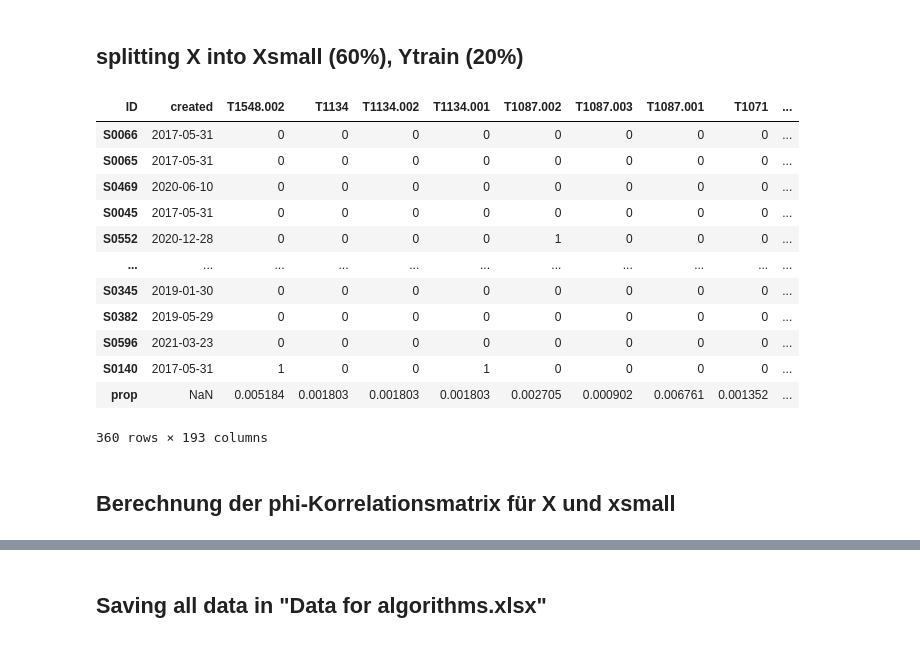
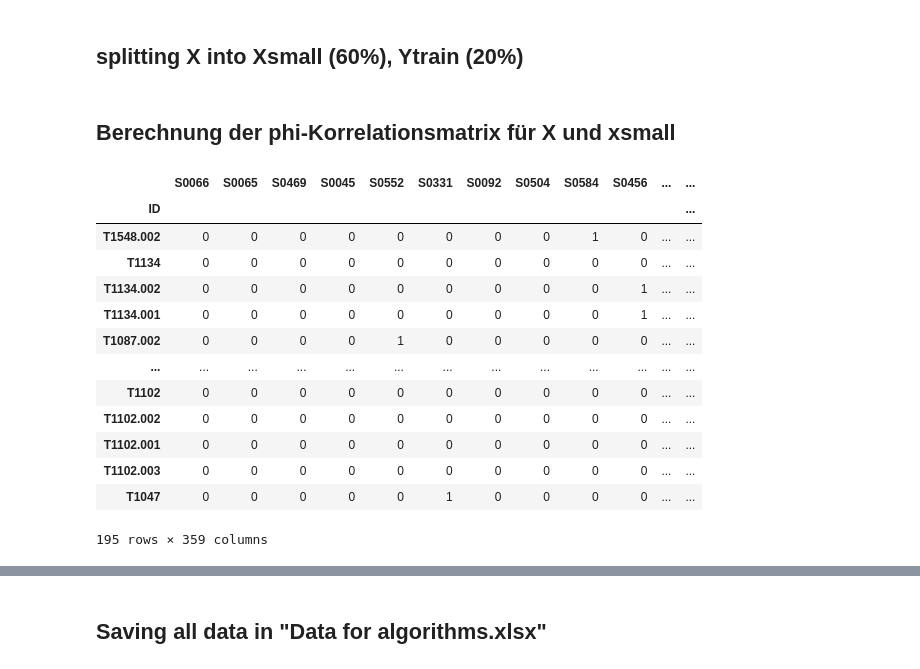
Before and after one commit to tobiasbudig/attack-hypotheses-generation, a Jupyter notebook: Preliminary Analysis complete.ipynb, the cells around one changed output, grey strips where cells are left out. Saved outputs shown, nothing was run; the diff lists cells and outputs as text; code cells hidden in the pictures.

```diff
--- a/Preliminary Analysis complete.ipynb
+++ b/Preliminary Analysis complete.ipynb
@@ -258,31 +255,34 @@ X_split = int(np.rint(X_split))
 
 
 x_small_index = X.columns[:X_split - 1]
-y_train_index = X.columns[Xsixty_split - 1:]
+y_train_index = X.columns[X_split - 1:]
 
 x_small = X[x_small_index]
 y_train = X[y_train_index]
-# %% [output]
-| ID | created | T1548.002 | T1134 | T1134.002 | T1134.001 | T1087.002 | T1087.003 | T1087.001 | T1071 | ... |
-| S0066 | 2017-05-31 | 0 | 0 | 0 | 0 | 0 | 0 | 0 | 0 | ... |
-| S0065 | 2017-05-31 | 0 | 0 | 0 | 0 | 0 | 0 | 0 | 0 | ... |
-| S0469 | 2020-06-10 | 0 | 0 | 0 | 0 | 0 | 0 | 0 | 0 | ... |
-| S0045 | 2017-05-31 | 0 | 0 | 0 | 0 | 0 | 0 | 0 | 0 | ... |
-| S0552 | 2020-12-28 | 0 | 0 | 0 | 0 | 1 | 0 | 0 | 0 | ... |
-| ... | ... | ... | ... | ... | ... | ... | ... | ... | ... | ... |
-| S0345 | 2019-01-30 | 0 | 0 | 0 | 0 | 0 | 0 | 0 | 0 | ... |
-| S0382 | 2019-05-29 | 0 | 0 | 0 | 0 | 0 | 0 | 0 | 0 | ... |
-| S0596 | 2021-03-23 | 0 | 0 | 0 | 0 | 0 | 0 | 0 | 0 | ... |
-| S0140 | 2017-05-31 | 1 | 0 | 0 | 1 | 0 | 0 | 0 | 0 | ... |
-| prop | NaN | 0.005184 | 0.001803 | 0.001803 | 0.001803 | 0.002705 | 0.000902 | 0.006761 | 0.001352 | ... |
-360 rows × 193 columns
 # %% [markdown]
 ## Berechnung der phi-Korrelationsmatrix für X und xsmall
 # %%
-software = list(x_small_clean.columns)
+software = list(X.transpose().drop('prop', axis = 1).columns)
 
-X_clean = X.drop(['created'], axis = 1).drop(['prop'], axis = 0).transpose()
-X_phi = X_clean.phik_matrix(interval_cols = software)
+X_clean = X.drop(['created'], axis = 1).drop(['prop', 'technique_sum'], axis = 0).transpose()
+#X_phi = X_clean.phik_matrix(interval_cols = software)
 
-x_small_clean = x_small.drop(['created'], axis = 1).drop(['prop'], axis = 0).transpose()
-x_small_phi = x_small_clean.phik_matrix(interval_cols = software)
+#x_small_clean = x_small.drop(['created'], axis = 1).drop(['prop'], axis = 0).transpose()
+#x_small_phi = x_small_clean.phik_matrix(interval_cols = software)
+# %%
+X_clean
+# %% [output]
+|  | S0066 | S0065 | S0469 | S0045 | S0552 | S0331 | S0092 | S0504 | S0584 | S0456 | ... | ... |
+| ID |  |  |  |  |  |  |  |  |  |  |  | ... |
+| T1548.002 | 0 | 0 | 0 | 0 | 0 | 0 | 0 | 0 | 1 | 0 | ... | ... |
+| T1134 | 0 | 0 | 0 | 0 | 0 | 0 | 0 | 0 | 0 | 0 | ... | ... |
+| T1134.002 | 0 | 0 | 0 | 0 | 0 | 0 | 0 | 0 | 0 | 1 | ... | ... |
+| T1134.001 | 0 | 0 | 0 | 0 | 0 | 0 | 0 | 0 | 0 | 1 | ... | ... |
+| T1087.002 | 0 | 0 | 0 | 0 | 1 | 0 | 0 | 0 | 0 | 0 | ... | ... |
+| ... | ... | ... | ... | ... | ... | ... | ... | ... | ... | ... | ... | ... |
+| T1102 | 0 | 0 | 0 | 0 | 0 | 0 | 0 | 0 | 0 | 0 | ... | ... |
+| T1102.002 | 0 | 0 | 0 | 0 | 0 | 0 | 0 | 0 | 0 | 0 | ... | ... |
+| T1102.001 | 0 | 0 | 0 | 0 | 0 | 0 | 0 | 0 | 0 | 0 | ... | ... |
+| T1102.003 | 0 | 0 | 0 | 0 | 0 | 0 | 0 | 0 | 0 | 0 | ... | ... |
+| T1047 | 0 | 0 | 0 | 0 | 0 | 1 | 0 | 0 | 0 | 0 | ... | ... |
+195 rows × 359 columns
```
Also changed, not shown: parts of 7 cells of this notebook, 4 other files.
